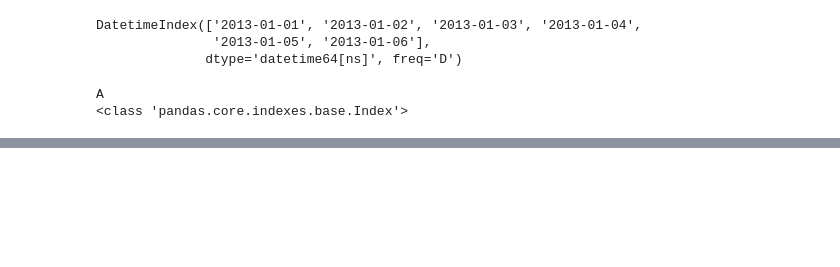
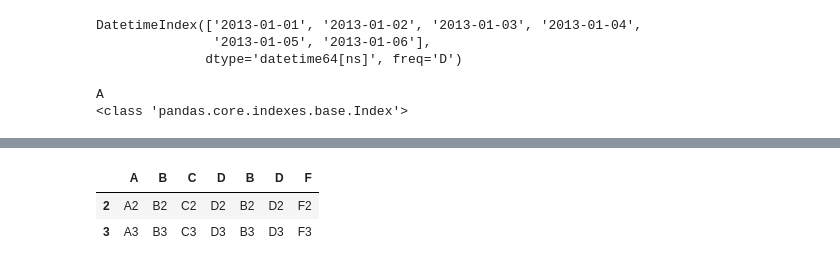
Before and after one commit to ESENS12/DataScience, a Jupyter notebook: pandas_basic.ipynb, the cells around one changed output, grey strips where cells are left out. Cells and saved outputs as stored; diff of their text form; code cells hidden in the pictures; blank space fills up the shorter version.

```diff
--- a/pandas_basic.ipynb
+++ b/pandas_basic.ipynb
@@ -168,0 +277,8 @@ dtype: float64
+# %%
+#join 옵션을 inner로 주면 교집합만 표현이 됨.
+result = pd.concat([df1, df4], axis=1, join='inner')
+result
+# %% [output]
+|  | A | B | C | D | B | D | F |
+| 2 | A2 | B2 | C2 | D2 | B2 | D2 | F2 |
+| 3 | A3 | B3 | C3 | D3 | B3 | D3 | F3 |
```
Also changed, not shown: parts of 16 cells of this notebook.
